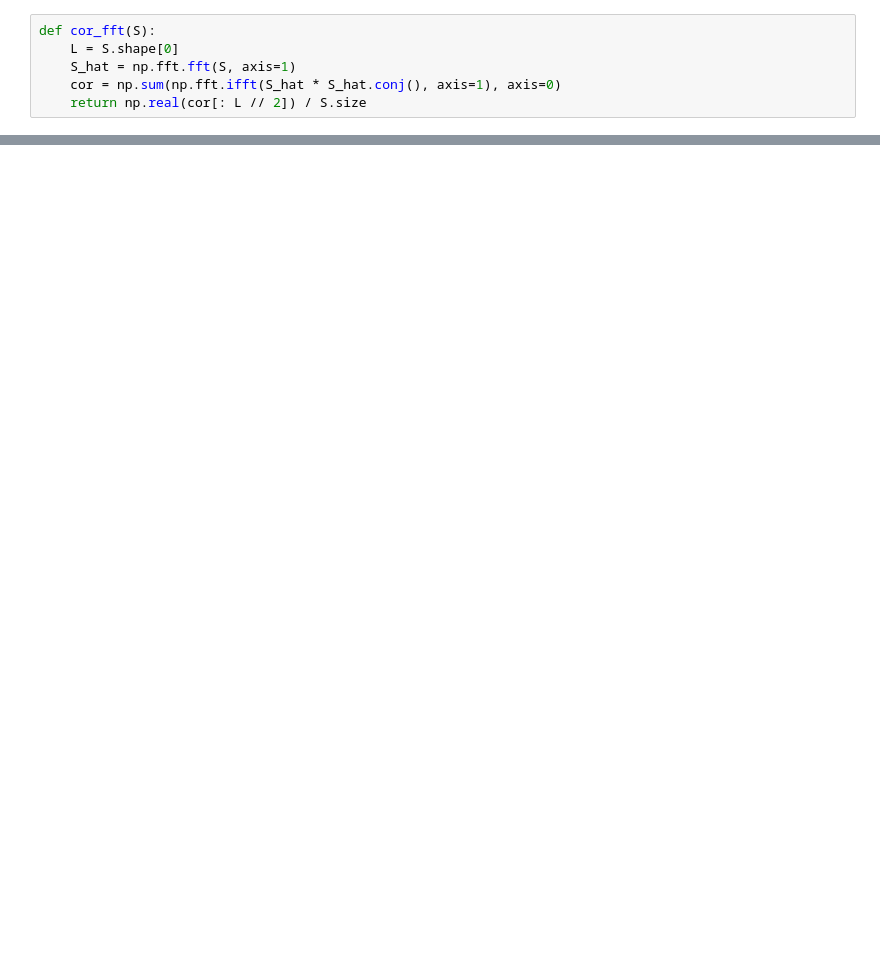
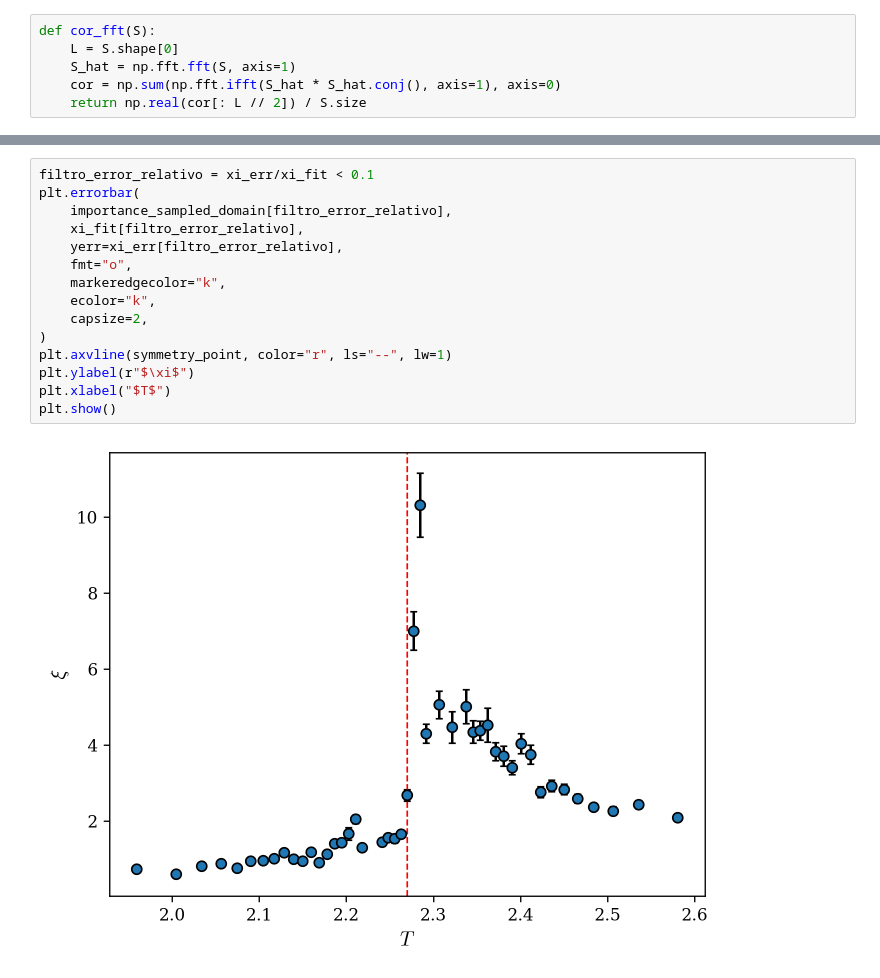
Before and after one commit to Lermacto/ising-2d, a Jupyter notebook: testing_correlation.ipynb, the cells around one changed output, grey strips where cells are left out. Saved outputs shown, nothing was run; the diff lists cells and outputs as text; blank space fills up the shorter version.

```diff
--- a/testing_correlation.ipynb
+++ b/testing_correlation.ipynb
@@ -141,0 +238,17 @@ T=3 => 1.1471250866898939
+# %%
+filtro_error_relativo = xi_err/xi_fit < 0.1
+plt.errorbar(
+    importance_sampled_domain[filtro_error_relativo],
+    xi_fit[filtro_error_relativo],
+    yerr=xi_err[filtro_error_relativo],
+    fmt="o",
+    markeredgecolor="k",
+    ecolor="k",
+    capsize=2,
+)
+plt.axvline(symmetry_point, color="r", ls="--", lw=1)
+plt.ylabel(r"$\xi$")
+plt.xlabel("$T$")
+plt.show()
+# %% [output]
+[figure, added]
```
Also changed, not shown: parts of 16 cells of this notebook.
